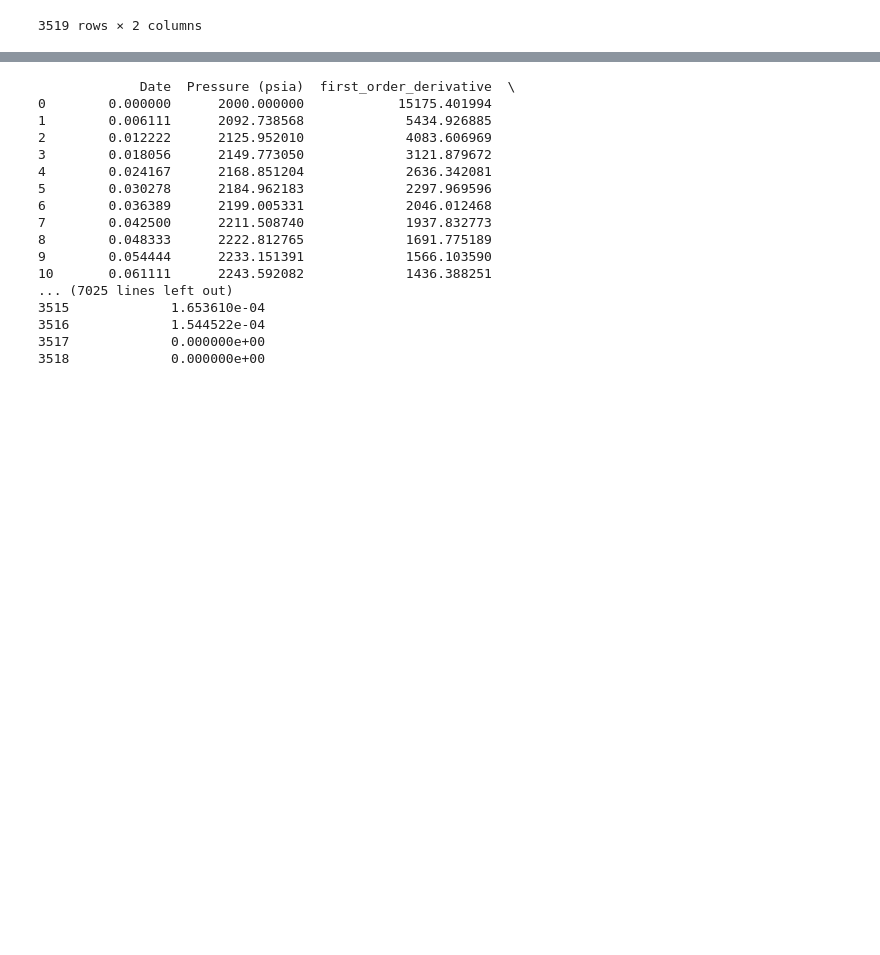
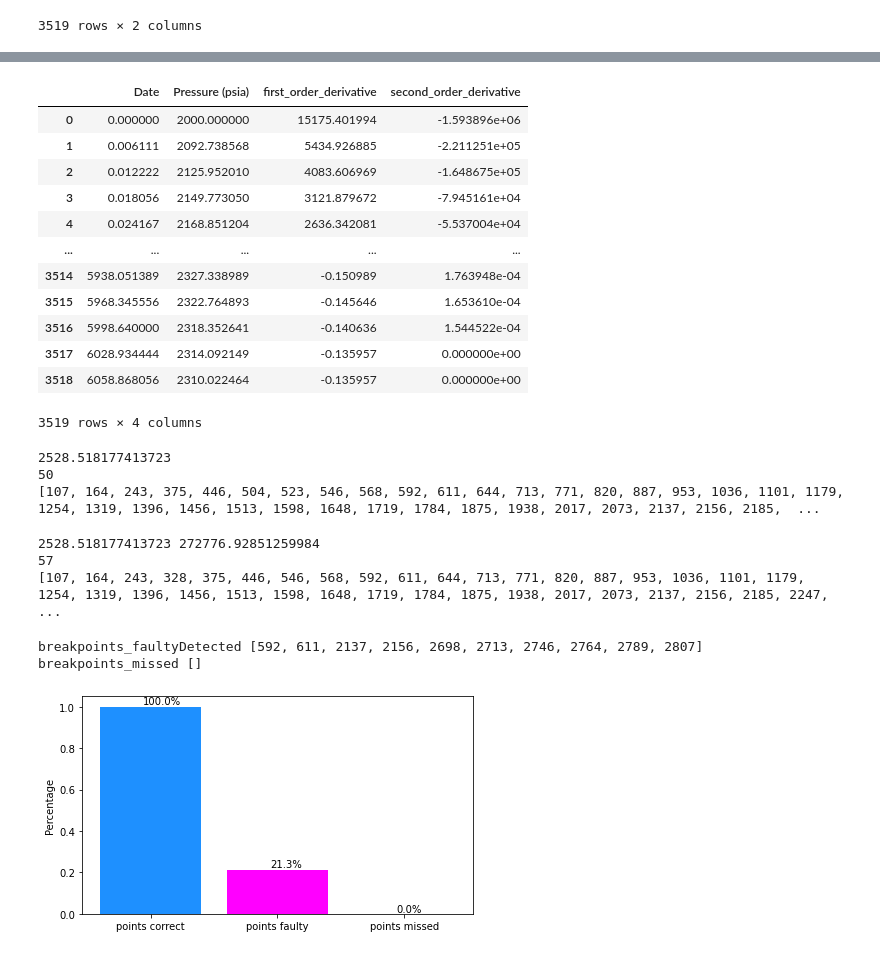
Before and after one commit to juneciel510/transient_identification, a Jupyter notebook: source_code/synthetic_data.ipynb, the cells around one changed output, grey strips where cells are left out. Saved outputs shown, nothing was run; the diff lists cells and outputs as text; code cells hidden in the pictures; blank space fills up the shorter version.

```diff
--- a/source_code/synthetic_data.ipynb
+++ b/source_code/synthetic_data.ipynb
@@ -105,23 +108,42 @@ second_order_derivative=calculate_derivative(x_coordinate,y_coordinate)
 #add first and second derivative to pressure_df dataframe
 pressure_df["first_order_derivative"]=first_order_derivative
 pressure_df["second_order_derivative"]=second_order_derivative
-pd.set_option('display.max_rows', pressure_df.shape[0]+1)
+# pd.set_option('display.max_rows', pressure_df.shape[0]+1)
 display(pressure_df)
 # %% [output]
+|  | Date | Pressure (psia) | first_order_derivative | second_order_derivative |
+| 0 | 0.000000 | 2000.000000 | 15175.401994 | -1.593896e+06 |
+| 1 | 0.006111 | 2092.738568 | 5434.926885 | -2.211251e+05 |
+| 2 | 0.012222 | 2125.952010 | 4083.606969 | -1.648675e+05 |
+| 3 | 0.018056 | 2149.773050 | 3121.879672 | -7.945161e+04 |
+| 4 | 0.024167 | 2168.851204 | 2636.342081 | -5.537004e+04 |
+| ... | ... | ... | ... | ... |
+| 3514 | 5938.051389 | 2327.338989 | -0.150989 | 1.763948e-04 |
+| 3515 | 5968.345556 | 2322.764893 | -0.145646 | 1.653610e-04 |
+| 3516 | 5998.640000 | 2318.352641 | -0.140636 | 1.544522e-04 |
+| 3517 | 6028.934444 | 2314.092149 | -0.135957 | 0.000000e+00 |
+| 3518 | 6058.868056 | 2310.022464 | -0.135957 | 0.000000e+00 |
-             Date  Pressure (psia)  first_order_derivative  \
-0        0.000000      2000.000000            15175.401994
-1        0.006111      2092.738568             5434.926885
-2        0.012222      2125.952010             4083.606969
-3        0.018056      2149.773050             3121.879672
-4        0.024167      2168.851204             2636.342081
-5        0.030278      2184.962183             2297.969596
-6        0.036389      2199.005331             2046.012468
-7        0.042500      2211.508740             1937.832773
-8        0.048333      2222.812765             1691.775189
-9        0.054444      2233.151391             1566.103590
-10       0.061111      2243.592082             1436.388251
-... (7025 lines left out)
-3515             1.653610e-04
-3516             1.544522e-04
-3517             0.000000e+00
-3518             0.000000e+00
+3519 rows × 4 columns
+# %%
+breakpoints_detected=detect_breakpoints(first_order_derivative)
+print(len(breakpoints_detected))
+print(breakpoints_detected)
+# %% [output]
+2528.518177413723
+50
+[107, 164, 243, 375, 446, 504, 523, 546, 568, 592, 611, 644, 713, 771, 820, 887, 953, 1036, 1101, 1179, 1254, 1319, 1396, 1456, 1513, 1598, 1648, 1719, 1784, 1875, 1938, 2017, 2073, 2137, 2156, 2185,  ...
+# %%
+breakpoints_detected=detect_breakpoints_2(first_order_derivative,second_order_derivative)
+print(len(breakpoints_detected))
+print(breakpoints_detected)
+# %% [output]
+2528.518177413723 272776.92851259984
+57
+[107, 164, 243, 328, 375, 446, 546, 568, 592, 611, 644, 713, 771, 820, 887, 953, 1036, 1101, 1179, 1254, 1319, 1396, 1456, 1513, 1598, 1648, 1719, 1784, 1875, 1938, 2017, 2073, 2137, 2156, 2185, 2247, ...
+# %%
+ground_truth=[107, 164, 243, 328, 375, 446, 546, 568, 644, 713, 771, 820, 887, 953, 1036, 1101, 1179, 1254, 1319, 1396, 1456, 1513, 1598, 1648, 1719, 1784, 1875, 1938, 2017, 2073, 2185, 2247, 2315, 2369, 2433, 2487, 2552, 2610, 2835, 2916, 2965, 3044, 3101, 3240, 3284, 3368, 3411]
+plot_detection_statistics(breakpoints_detected,ground_truth)
+# %% [output]
+breakpoints_faultyDetected [592, 611, 2137, 2156, 2698, 2713, 2746, 2764, 2789, 2807]
+breakpoints_missed []
+[figure, added]
```
Also changed, not shown: parts of 13 cells of this notebook, 4 other files.
